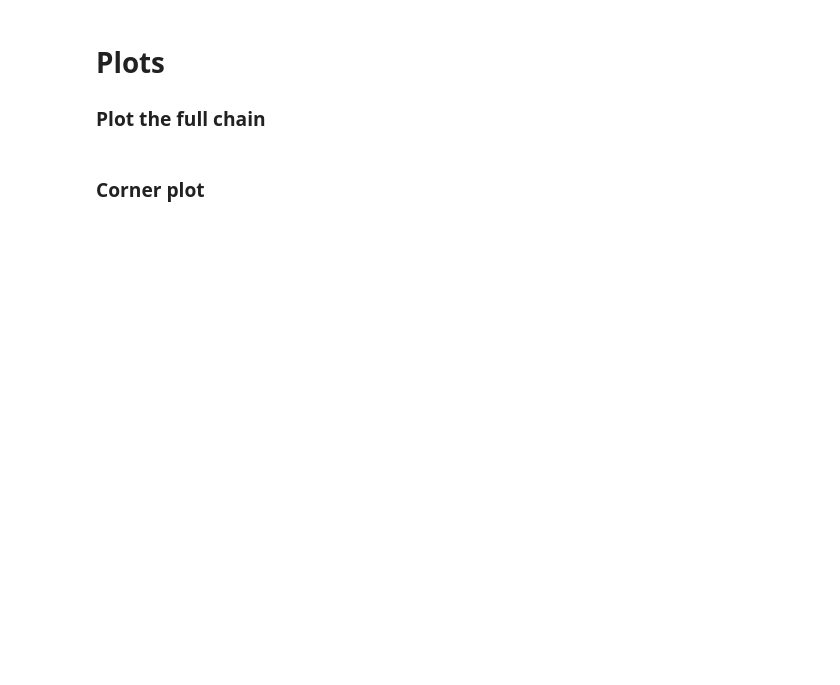
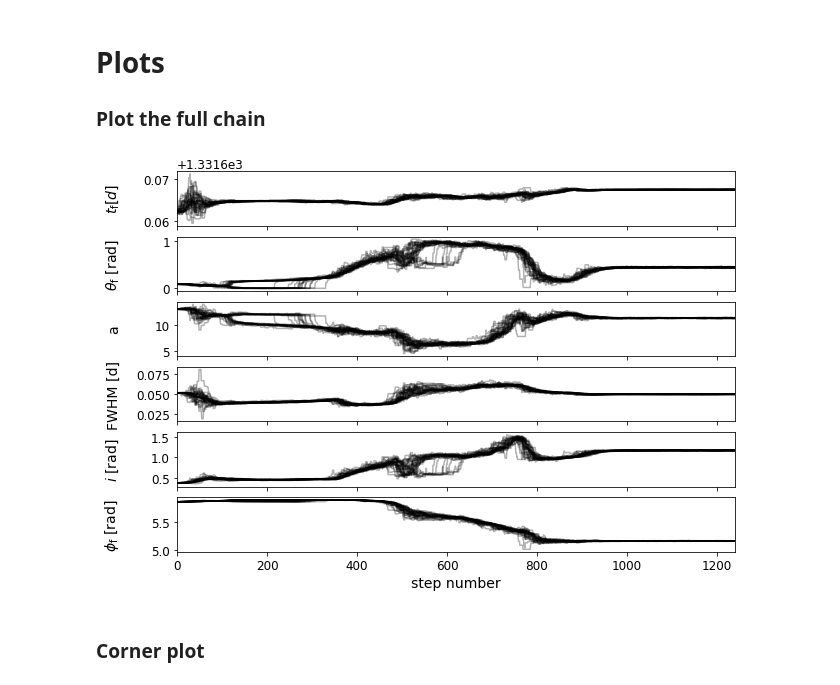
Before and after one commit to ekaterinailin/MalachiteMountains, a Jupyter notebook: analysis/notebooks/NB43_Handle_MCMC_output.ipynb, the cells around one changed output. Cells and saved outputs as stored; diff of their text form; code cells hidden in the pictures; blank space fills up the shorter version.

Commit message:
Fixed docs, adited post-processing, added saving and continuing MCMC sampling

```diff
--- a/analysis/notebooks/NB43_Handle_MCMC_output.ipynb
+++ b/analysis/notebooks/NB43_Handle_MCMC_output.ipynb
@@ -13,9 +28,11 @@ import matplotlib.pyplot as plt
 # %%
-ID = 100004076#237880881
+ID = 237880881#100004076#
+tstamp = "12_12_2019_12_39"
 # %%
 props = pd.read_csv(f"{CWD}/data/summary/everything.csv")
-#target = props[props.ID == ID]
-#target
+inits = pd.read_csv(f"{CWD}/data/summary/inits.csv")
+target = props[props.ID == ID].iloc[0]
+inits = inits[(inits.ID == ID)&(inits.date==tstamp)].iloc[0]
 props.ID
 # %% [output]
 0    100004076
@@ -26,4 +43,4 @@ props.ID
 5    300741820
 Name: ID, dtype: int64
 # %%
-lc = pd.read_csv(f"{CWD}/data/lcs")
+lc = pd.read_csv(f"{CWD}/data/lcs/{tstamp}_{ID}.csv")
@@ -30,11 +67,14 @@ lc = pd.read_csv(f"{CWD}/data/lcs")
 # %%
 # see here https://emcee.readthedocs.io/en/stable/tutorials/monitor/
-filename = f"{CWD}/analysis/results/mcmc/{target.ID}_MCMC.h5"
+filename = f"{CWD}/analysis/results/mcmc/{tstamp}_{target.ID}_MCMC.h5"
 reader = emcee.backends.HDFBackend(filename)
 
-tau = reader.get_autocorr_time()
-burnin = int(2 * np.max(tau))
-thin = int(0.5 * np.min(tau))
+#tau = reader.get_autocorr_time()
+#burnin = int(2 * np.max(tau))
+#thin = int(0.5 * np.min(tau))
+burnin=10
+thin=1
+ndim=6
 samples = reader.get_chain(discard=burnin, flat=True, thin=thin)
 log_prob_samples = reader.get_log_prob(discard=burnin, flat=True, thin=thin)
 log_prior_samples = reader.get_blobs(discard=burnin, flat=True, thin=thin)
@@ -49,17 +105,32 @@ print("flat log prior shape: {0}".format(log_prior_samples.shape))
 ### Plot the full chain
 # %%
 fig, axes = plt.subplots(6, figsize=(10, 7), sharex=True)
-samples = sampler.get_chain()
-labels = ['flare peak\nlongitude', 'flare\nlatitude', 'relative\namplitude', 'flare\nFWHM', 'inclination \nrad]', 'phi0\n[rad]']
+
+multi_samples = reader.get_chain()
+
+#map phi_a_distr to t0_distr:
+multi_samples[:, :, 0] = np.interp(multi_samples[:,:,0],lc.phi,lc.t)
+
+# map phi0 to phi_peak longitude, still call it phi0
+multi_samples[:, :,-1] = multi_samples[:,:,0]%(2.*np.pi) - multi_samples[:,:, -1] # 0 would be facing the observer
+
+# convert FWHM to days
+multi_samples[:, :, 3] = multi_samples[:,:,3]/2/np.pi*target.Prot_d
+
+labels = [r'$t_\mathrm{f} [d]$', r'$\theta_\mathrm{f}$ [rad]',
+          'a', 'FWHM [d]', r'$i$ [rad]',
+          r"$\phi_\mathrm{f}$ [rad]"]
 for j in range(ndim):
     ax = axes[j]
-    ax.plot(samples[:, :, j], "k", alpha=0.3)
-    ax.set_xlim(0, len(samples))
+    ax.plot(multi_samples[:, :, j], "k", alpha=0.3)
+    ax.set_xlim(0, len(multi_samples))
     ax.set_ylabel(labels[j])
     ax.yaxis.set_label_coords(-0.1, 0.5)
 
 axes[-1].set_xlabel("step number");
-plt.savefig(f"{CWD}/analysis/plots/flarefit/{target.prefix}{target.ID}_chain.png",dpi=300)
+plt.savefig(f"{CWD}/analysis/plots/flarefit/{tstamp}_{target.prefix}{target.ID}_chain.png",dpi=300)
+# %% [output]
+[figure, added]
 # %% [markdown]
 ### Corner plot
 # %%
```
Also changed, not shown: parts of 13 cells of this notebook, 2 other files.
